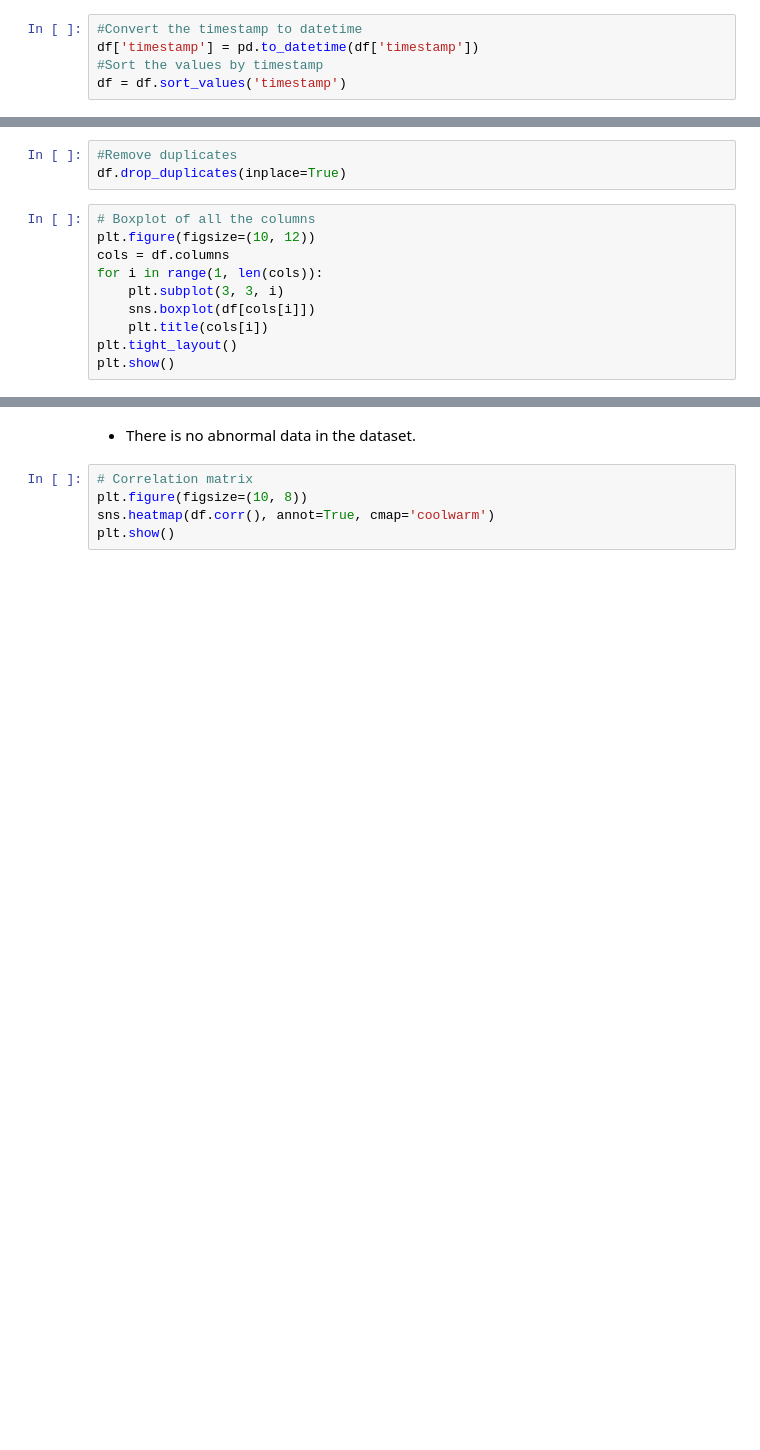
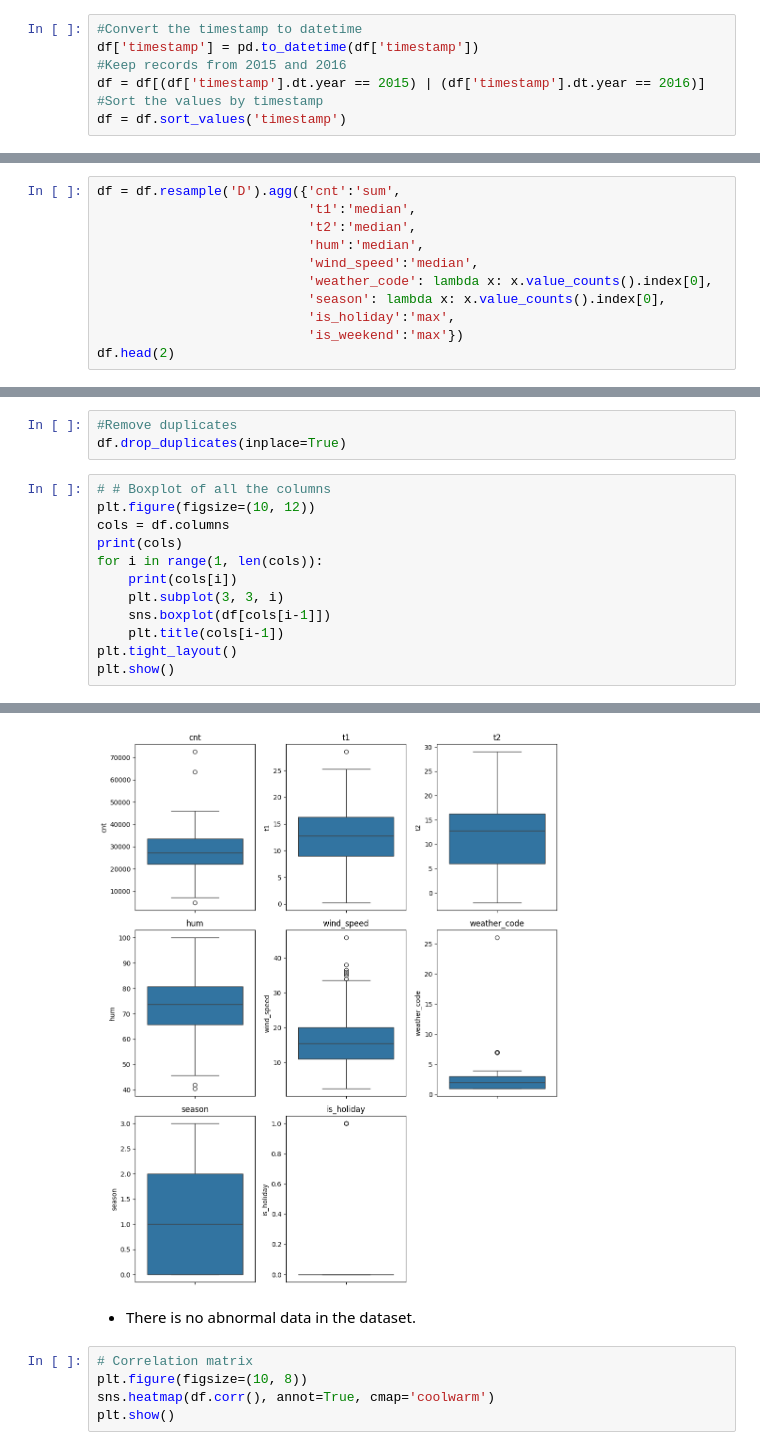
Before and after one commit to sbhurtya/London-Bike-Sharing-Forecaset-Python-ML, a Jupyter notebook: lbs.ipynb, the cells around one changed output, grey strips where cells are left out. Cells and saved outputs as stored; diff of their text form; blank space fills up the shorter version.

```diff
--- a/lbs.ipynb
+++ b/lbs.ipynb
@@ -52,6 +80,8 @@ df.info()
 # %%
 #Convert the timestamp to datetime
 df['timestamp'] = pd.to_datetime(df['timestamp'])
+#Keep records from 2015 and 2016
+df = df[(df['timestamp'].dt.year == 2015) | (df['timestamp'].dt.year == 2016)]
 #Sort the values by timestamp
 df = df.sort_values('timestamp')
 # %%
@@ -98,0 +165,11 @@ df.head(2)
+# %%
+df = df.resample('D').agg({'cnt':'sum',
+                           't1':'median',
+                           't2':'median',
+                           'hum':'median',
+                           'wind_speed':'median',
+                           'weather_code': lambda x: x.value_counts().index[0],
+                           'season': lambda x: x.value_counts().index[0],
+                           'is_holiday':'max',
+                           'is_weekend':'max'})
+df.head(2)
@@ -100,12 +182,15 @@ df.head(2)
 #Remove duplicates
 df.drop_duplicates(inplace=True)
 # %%
-# Boxplot of all the columns
+# # Boxplot of all the columns
 plt.figure(figsize=(10, 12))
 cols = df.columns
+print(cols)
 for i in range(1, len(cols)):
+    print(cols[i])
     plt.subplot(3, 3, i)
-    sns.boxplot(df[cols[i]])
-    plt.title(cols[i])
+    sns.boxplot(df[cols[i-1]])
+    plt.title(cols[i-1])
 plt.tight_layout()
 plt.show()
+# %% [output]
@@ -112,3 +208,4 @@ plt.show()
+[figure, added]
 # %% [markdown]
 - There is no abnormal data in the dataset.
 # %%
```
Also changed, not shown: parts of 35 cells of this notebook.
